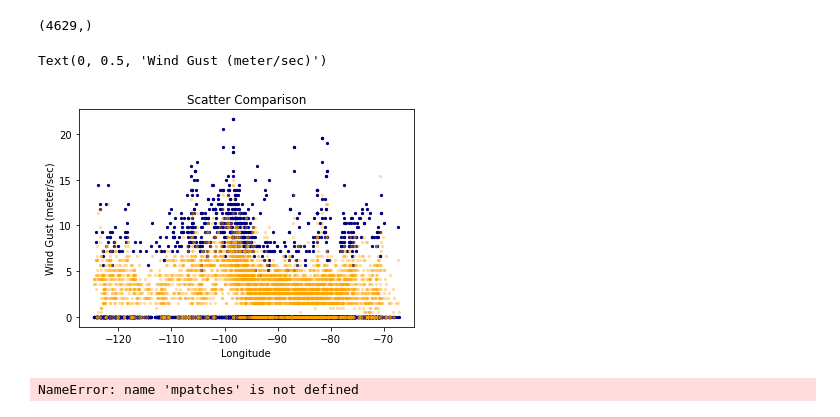
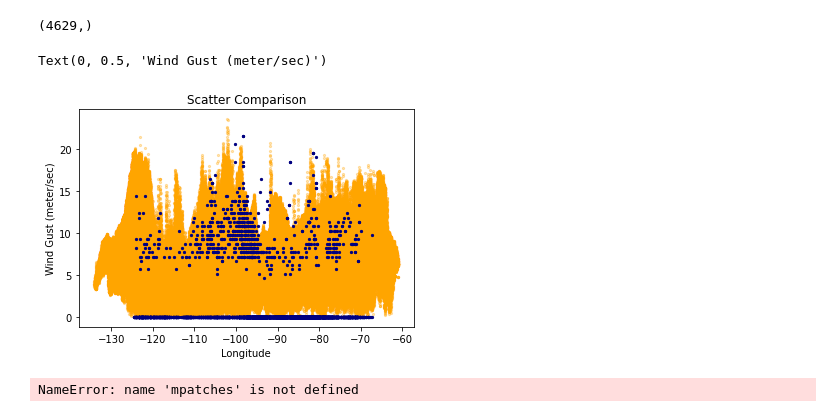
Before and after one commit to jesseturner/Wind-Gust-Predictions, a Jupyter notebook: HRRR_Performance_Evaluation.ipynb, the cells around one changed output. Saved outputs shown, nothing was run; the diff lists cells and outputs as text; code cells hidden in the pictures.

Commit message:
Successfully found nearest HRRR to METAR station. Includes gust measurement from both.

```diff
--- a/HRRR_Performance_Evaluation.ipynb
+++ b/HRRR_Performance_Evaluation.ipynb
@@ -95,14 +95,14 @@ met_arr[:,0].shape
 # %% [output]
 (4629,)
 # %%
+plt.scatter(hrrr_arr[:,1], hrrr_arr[:,0], color='orange', s=5, alpha=0.3)
 plt.scatter(met_arr[:,1], met_arr[:,0],  color='navy', s=5, alpha=1)
-plt.scatter(met_arr[:,1], met_arr[:,4], color='orange', s=5, alpha=0.3)
 plt.title("Scatter Comparison")
 plt.xlabel("Longitude", size = 10)
 plt.ylabel("Wind Gust (meter/sec)", size = 10)
 # %% [output]
 Text(0, 0.5, 'Wind Gust (meter/sec)')
-[figure, old version]
+[figure, new version]
 # %%
 plt.plot(met_arr[0:200,4], color='LightBlue') #WindSpeed
 plt.plot(met_arr[0:200,0], color='Blue') #Gust
```
Also changed, not shown: parts of 11 cells of this notebook.
